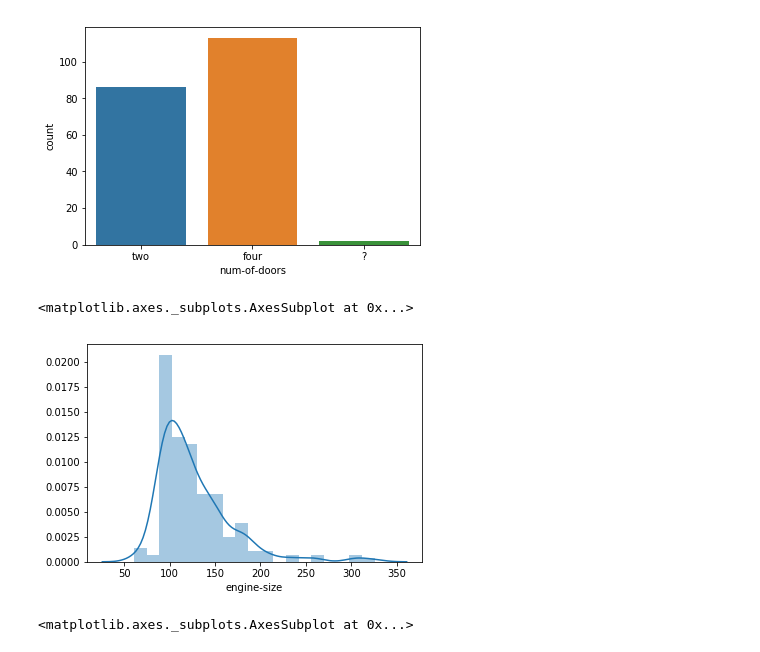
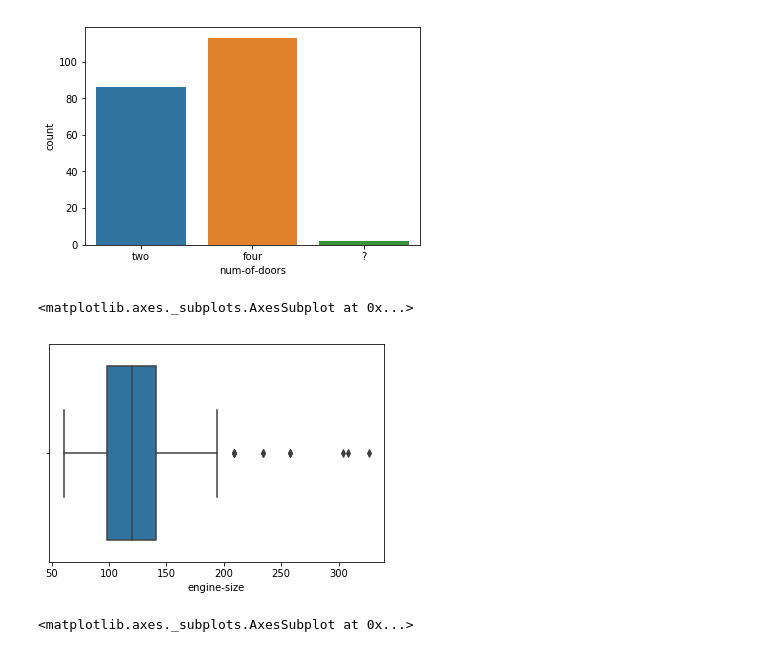
Before and after one commit to srikanthpragada/DataScience_21_JAN_2019, a Jupyter notebook: reg/price_finder.ipynb, the cells around one changed output. Saved outputs shown, nothing was run; the diff lists cells and outputs as text; code cells hidden in the pictures.

```diff
--- a/reg/price_finder.ipynb
+++ b/reg/price_finder.ipynb
@@ -39,2 +32,4 @@ df.head(40)
+# %%
+df.drop(df.loc[df['price'] == '?'].index, inplace=True)
 # %%
 df['price'] = df['price'].astype('float')
@@ -107,6 +101,0 @@ cars = df.loc[: , features]
-# %%
-# Delete rows where price is ?
-cars.drop(cars.loc[cars['price'] == '?'].index, inplace=True)
-# %%
-# Convert price to float
-cars['price'] = cars['price'].astype('float')
@@ -144,10 +135,10 @@ sns.countplot(cars['num-of-doors'])
 [figure]
 # %%
 # Understand distribution of engine-size
-sns.distplot(cars['engine-size'])
+sns.boxplot(cars['engine-size'])
 # %% [output]
 <matplotlib.axes._subplots.AxesSubplot at 0x...>
-[figure, old version]
+[figure, new version]
 # %%
 # Understand distribution of city-mpg
 sns.distplot(cars['city-mpg'])
```
Also changed, not shown: parts of 25 cells of this notebook, 1 other file.
